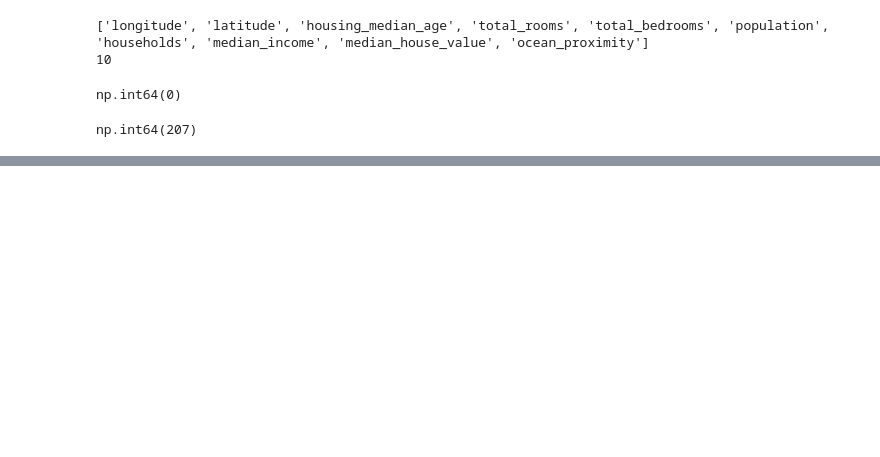
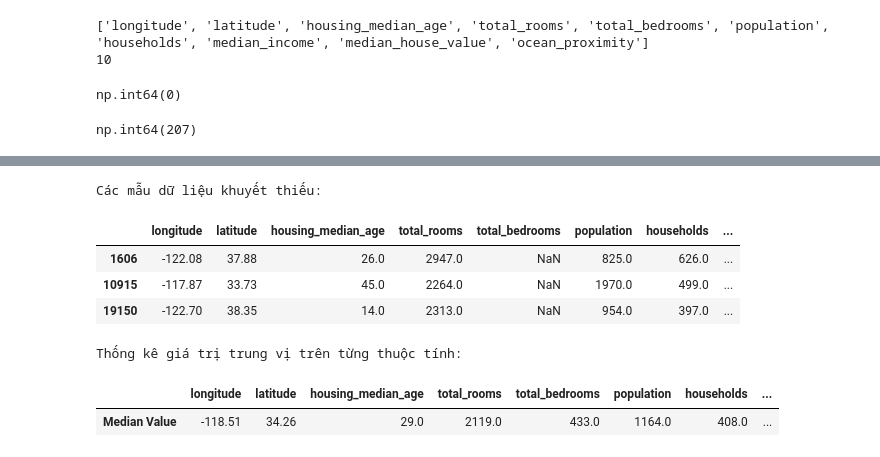
Before and after one commit to QuangManhAI/MLP-Machine-learning-lab04, a Jupyter notebook: lab04.ipynb, the cells around one changed output, grey strips where cells are left out. Cells and saved outputs as stored; diff of their text form; code cells hidden in the pictures; blank space fills up the shorter version.

```diff
--- a/lab04.ipynb
+++ b/lab04.ipynb
@@ -123,0 +74,21 @@ MAE thực tế : $37,795.94 USD
+# %%
+from sklearn.model_selection import StratifiedShuffleSplit
+
+# Tạo biến phân khúc thu nhập để tiến hành lấy mẫu phân tầng
+df_raw["income_cat"] = pd.cut(df_raw["median_income"], bins=[0., 1.5, 3.0, 4.5, 6., np.inf], labels=[1, 2, 3, 4, 5])
+
+# Khởi tạo đối tượng chia tập phân tầng với tỷ lệ kiểm thử 20%
+split = StratifiedShuffleSplit(n_splits=1, test_size=0.2, random_state=42)
+for train_index, test_index in split.split(df_raw, df_raw["income_cat"]):
+    strat_train_set = df_raw.loc[train_index]
+    strat_test_set = df_raw.loc[test_index]
+
+# Loại bỏ biến phân khúc thu nhập sau khi hoàn tất quá trình chia tập
+for set_ in (strat_train_set, strat_test_set):
+    set_.drop("income_cat", axis=1, inplace=True)
+
+# Tách riêng các biến đặc trưng (Features - X) và biến mục tiêu (Labels - y)
+housing = strat_train_set.drop("median_house_value", axis=1)
+housing_labels = strat_train_set["median_house_value"].copy()
+housing_test = strat_test_set.drop("median_house_value", axis=1)
+housing_labels_test = strat_test_set["median_house_value"].copy()
@@ -123,0 +98,32 @@ MAE thực tế : $37,795.94 USD
+# %%
+from sklearn.impute import SimpleImputer
+import pandas as pd
+
+# Khảo sát các mẫu dữ liệu chứa giá trị NaN
+null_rows_idx = housing.isnull().any(axis=1)
+print("Các mẫu dữ liệu khuyết thiếu:")
+display(housing.loc[null_rows_idx].head(3))
+
+# Khởi tạo và thiết lập Imputer sử dụng chiến lược trung vị (median)
+imputer = SimpleImputer(strategy="median")
+housing_num = housing.select_dtypes(include=[np.number])
+imputer.fit(housing_num)
+
+# Biểu diễn các giá trị trung vị đã được Imputer tính toán
+median_df = pd.DataFrame(
+    [imputer.statistics_],
+    columns=housing_num.columns,
+    index=["Median Value"]
+)
+
+print("\nThống kê giá trị trung vị trên từng thuộc tính:")
+display(median_df)
+# %% [output]
+Các mẫu dữ liệu khuyết thiếu:
+|  | longitude | latitude | housing_median_age | total_rooms | total_bedrooms | population | households | ... |
+| 1606 | -122.08 | 37.88 | 26.0 | 2947.0 | NaN | 825.0 | 626.0 | ... |
+| 10915 | -117.87 | 33.73 | 45.0 | 2264.0 | NaN | 1970.0 | 499.0 | ... |
+| 19150 | -122.70 | 38.35 | 14.0 | 2313.0 | NaN | 954.0 | 397.0 | ... |
+Thống kê giá trị trung vị trên từng thuộc tính:
+|  | longitude | latitude | housing_median_age | total_rooms | total_bedrooms | population | households | ... |
+| Median Value | -118.51 | 34.26 | 29.0 | 2119.0 | 433.0 | 1164.0 | 408.0 | ... |
```
Also changed, not shown: parts of 16 cells of this notebook, 2 other files.
